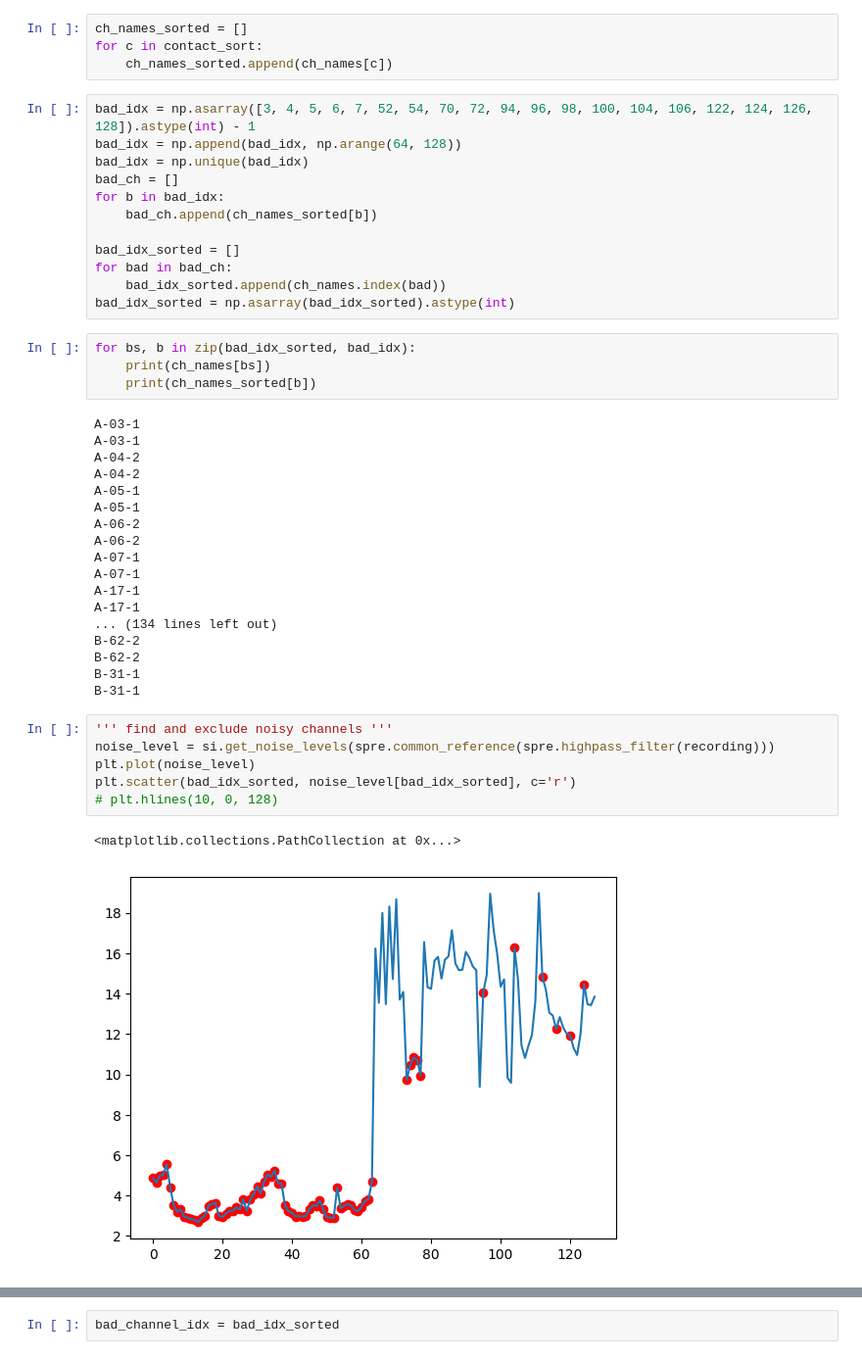
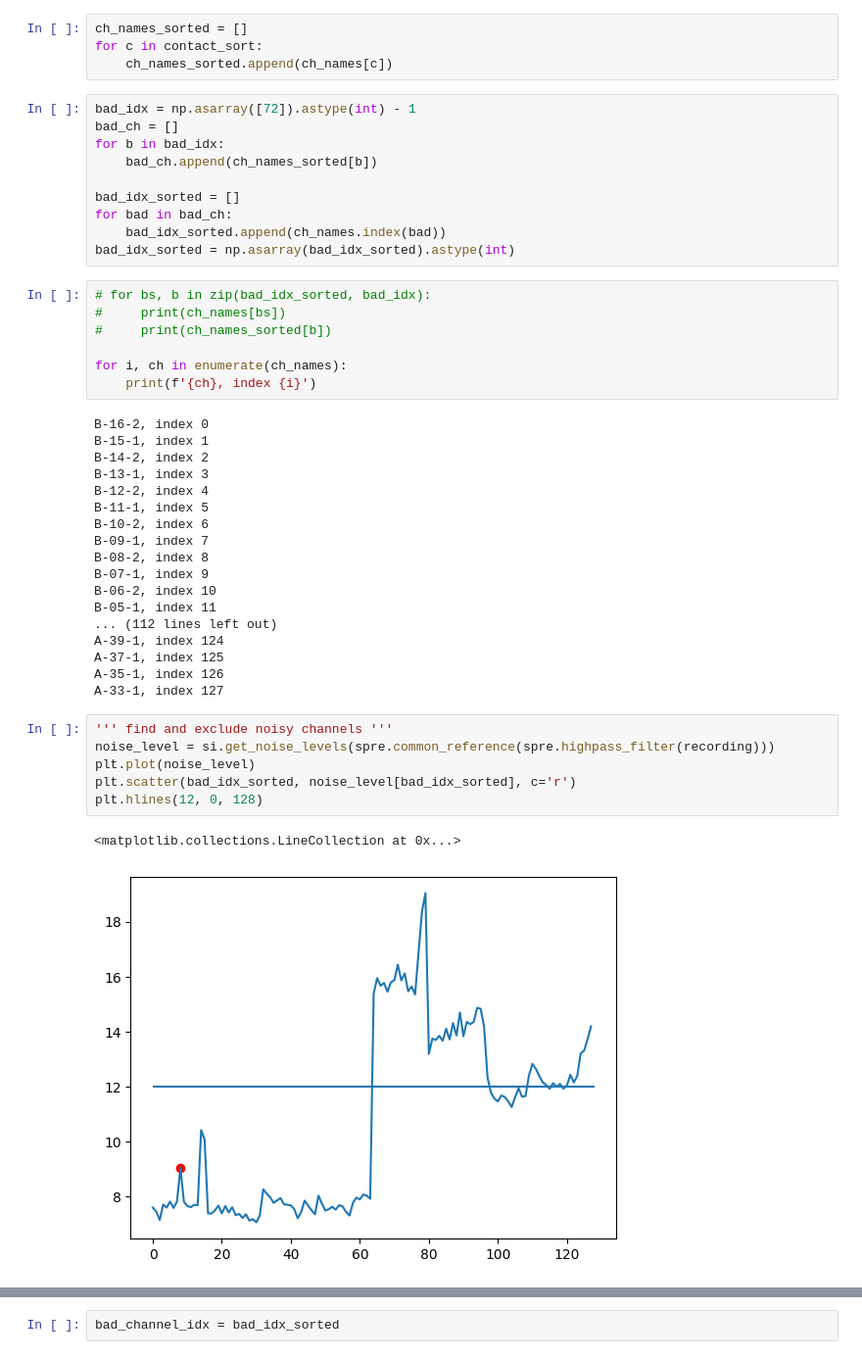
Before and after one commit to isabellow/lhy_hpc, a Jupyter notebook: neural/prep_data_128ch.ipynb, the cells around one changed output, grey strips where cells are left out. Shown at 98% size. Cells and saved outputs as stored; diff of their text form.

```diff
--- a/neural/prep_data_128ch.ipynb
+++ b/neural/prep_data_128ch.ipynb
@@ -40,9 +40,7 @@ ch_names_sorted = []
 for c in contact_sort:
     ch_names_sorted.append(ch_names[c])
 # %%
-bad_idx = np.asarray([3, 4, 5, 6, 7, 52, 54, 70, 72, 94, 96, 98, 100, 104, 106, 122, 124, 126, 128]).astype(int) - 1
-bad_idx = np.append(bad_idx, np.arange(64, 128))
-bad_idx = np.unique(bad_idx)
+bad_idx = np.asarray([72]).astype(int) - 1
 bad_ch = []
 for b in bad_idx:
     bad_ch.append(ch_names_sorted[b])
@@ -52,36 +50,39 @@ for bad in bad_ch:
     bad_idx_sorted.append(ch_names.index(bad))
 bad_idx_sorted = np.asarray(bad_idx_sorted).astype(int)
 # %%
-for bs, b in zip(bad_idx_sorted, bad_idx):
-    print(ch_names[bs])
-    print(ch_names_sorted[b])
+# for bs, b in zip(bad_idx_sorted, bad_idx):
+#     print(ch_names[bs])
+#     print(ch_names_sorted[b])
+
+for i, ch in enumerate(ch_names):
+    print(f'{ch}, index {i}')
 # %% [output]
-A-03-1
-A-03-1
-A-04-2
-A-04-2
-A-05-1
-A-05-1
-A-06-2
-A-06-2
-A-07-1
-A-07-1
-A-17-1
-A-17-1
-... (134 lines left out)
-B-62-2
-B-62-2
-B-31-1
-B-31-1
+B-16-2, index 0
+B-15-1, index 1
+B-14-2, index 2
+B-13-1, index 3
+B-12-2, index 4
+B-11-1, index 5
+B-10-2, index 6
+B-09-1, index 7
+B-08-2, index 8
+B-07-1, index 9
+B-06-2, index 10
+B-05-1, index 11
+... (112 lines left out)
+A-39-1, index 124
+A-37-1, index 125
+A-35-1, index 126
+A-33-1, index 127
 # %%
 ''' find and exclude noisy channels '''
 noise_level = si.get_noise_levels(spre.common_reference(spre.highpass_filter(recording)))
 plt.plot(noise_level)
 plt.scatter(bad_idx_sorted, noise_level[bad_idx_sorted], c='r')
-# plt.hlines(10, 0, 128)
+plt.hlines(12, 0, 128)
 # %% [output]
-<matplotlib.collections.PathCollection at 0x...>
+<matplotlib.collections.LineCollection at 0x...>
-[figure, old version]
+[figure, new version]
 # %%
 # set noise threshold and remove noisy channels
 n_channels = len(ch_names)
```
Also changed, not shown: parts of 4 cells of this notebook, 7 other files.
